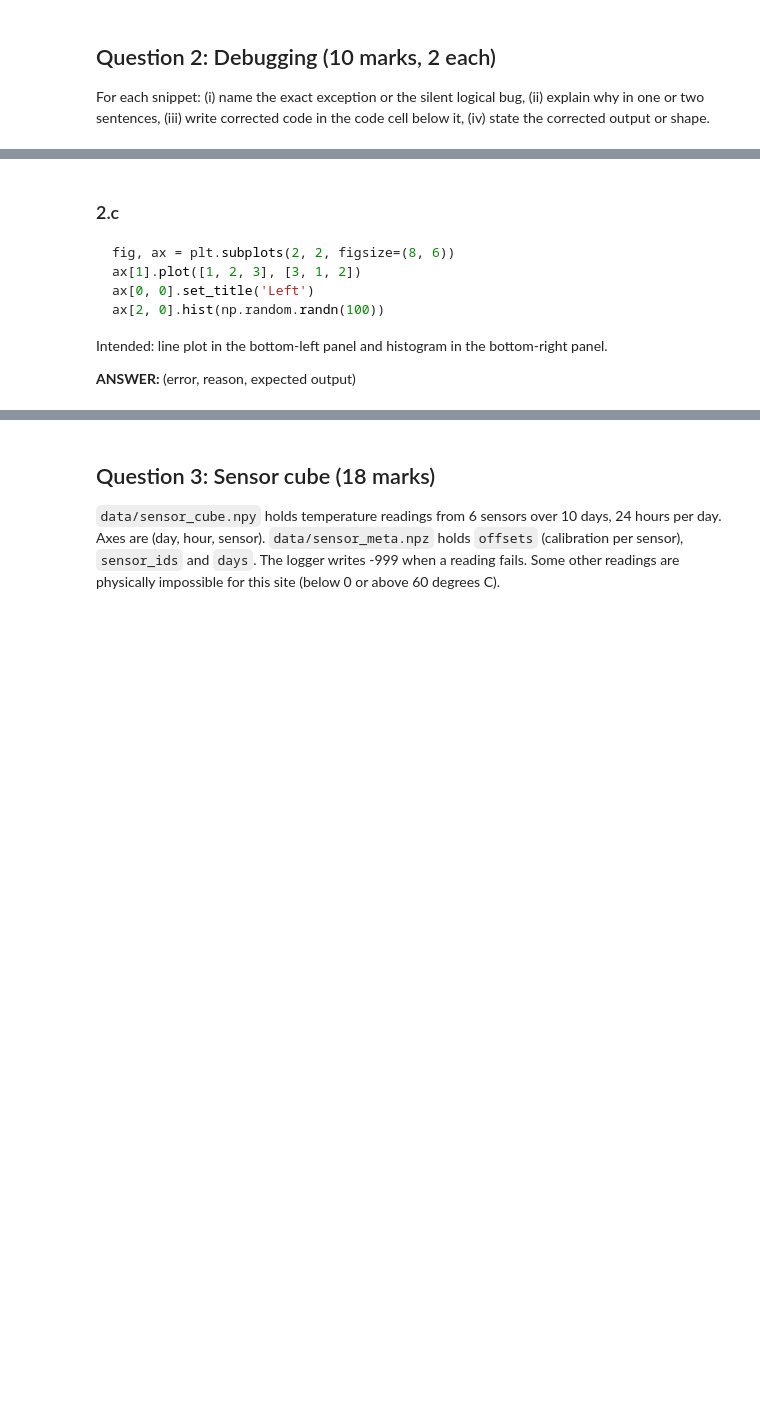
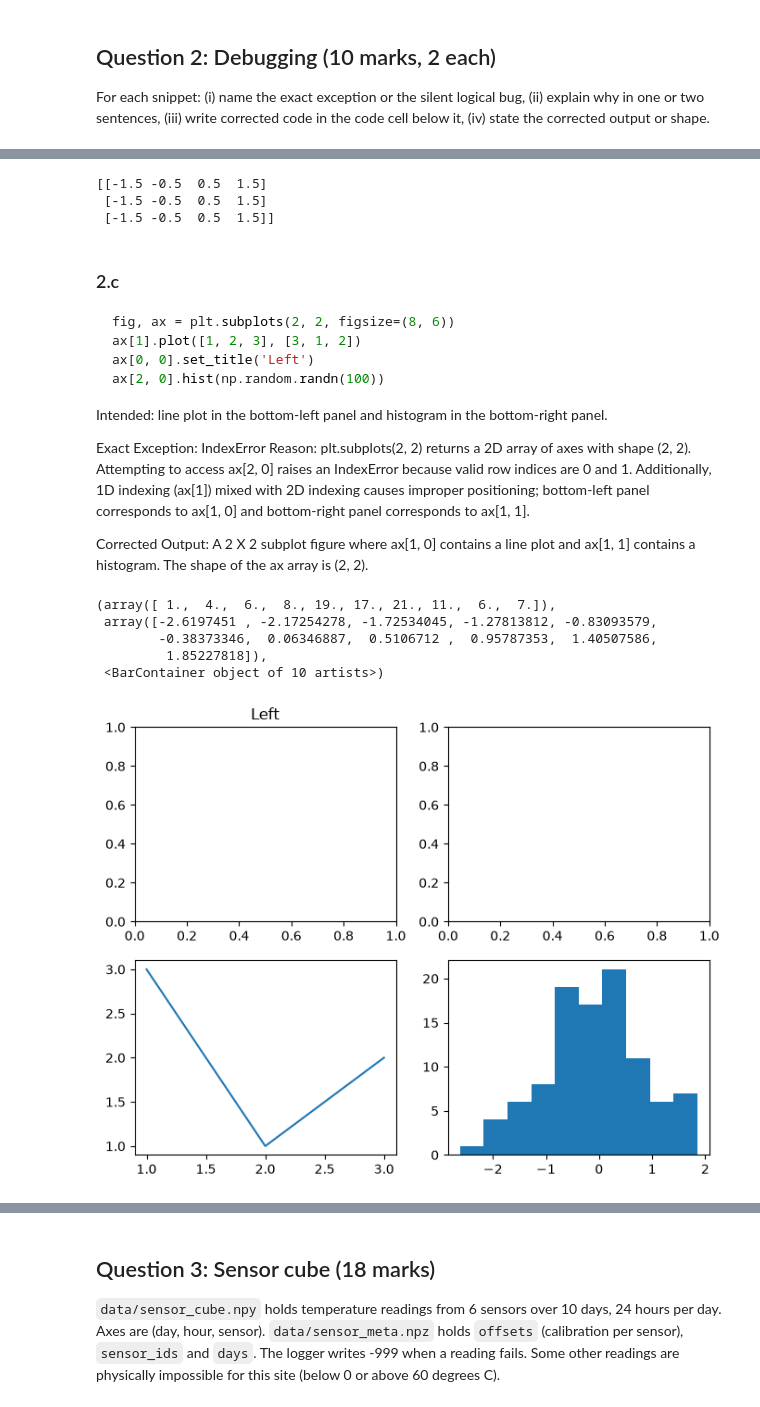
Before and after one commit to rayyang337/PAI-A3-25F-0056, a Jupyter notebook: Assignment3_Programming_for_AI.ipynb, the cells around one changed output, grey strips where cells are left out. Cells and saved outputs as stored; diff of their text form; code cells hidden in the pictures; blank space fills up the shorter version.

Commit message:
Completed Q2 all parts of Debugging code lines for both outputs and graphs.

````diff
--- a/Assignment3_Programming_for_AI.ipynb
+++ b/Assignment3_Programming_for_AI.ipynb
@@ -149,3 +165,11 @@ Intended: subtract each row's own mean from that row.
+# %%
+scores = np.arange(12, dtype=float).reshape(3, 4)
+centered = scores - scores.mean(axis=1, keepdims=True)
+print(centered)
+# %% [output]
+[[-1.5 -0.5  0.5  1.5]
+ [-1.5 -0.5  0.5  1.5]
+ [-1.5 -0.5  0.5  1.5]]
 # %% [markdown]
 ### 2.c
 ```python
@@ -156,4 +180,8 @@ ax[2, 0].hist(np.random.randn(100))
 ```
 Intended: line plot in the bottom-left panel and histogram in the bottom-right panel.
 
-**ANSWER:** (error, reason, expected output)
+Exact Exception: IndexError
+Reason: plt.subplots(2, 2) returns a 2D array of axes with shape (2, 2). Attempting to access ax[2, 0] raises an IndexError because valid row indices are 0 and 1. Additionally, 1D indexing (ax[1]) mixed with 2D indexing causes improper positioning; bottom-left panel corresponds to ax[1, 0] and bottom-right panel corresponds to ax[1, 1].
+
+Corrected Output:
+A 2 X 2 subplot figure where ax[1, 0] contains a line plot and ax[1, 1] contains a histogram. The shape of the ax array is (2, 2).
@@ -162,3 +188,15 @@ Intended: line plot in the bottom-left panel and histogram in the bottom-right p
+# %%
+fig, ax = plt.subplots(2, 2, figsize=(8, 6))
+ax[1, 0].plot([1, 2, 3], [3, 1, 2])
+ax[0, 0].set_title('Left')
+ax[1, 1].hist(np.random.randn(100))
+# %% [output]
+(array([ 1.,  4.,  6.,  8., 19., 17., 21., 11.,  6.,  7.]),
+ array([-2.6197451 , -2.17254278, -1.72534045, -1.27813812, -0.83093579,
+        -0.38373346,  0.06346887,  0.5106712 ,  0.95787353,  1.40507586,
+         1.85227818]),
+ <BarContainer object of 10 artists>)
+[figure, added]
 # %% [markdown]
 ### 2.d
 ```python
````
Also changed, not shown: parts of 13 cells of this notebook.
